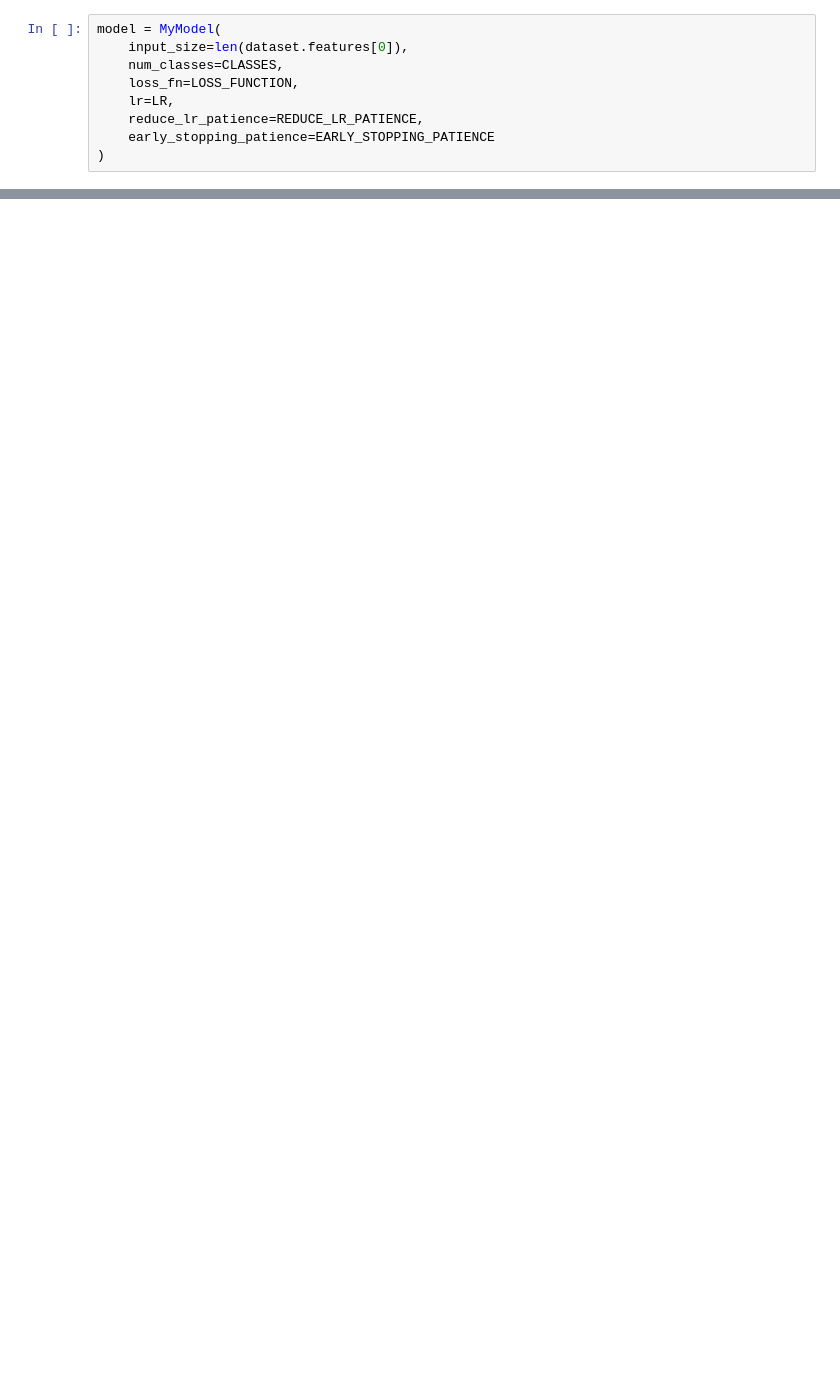
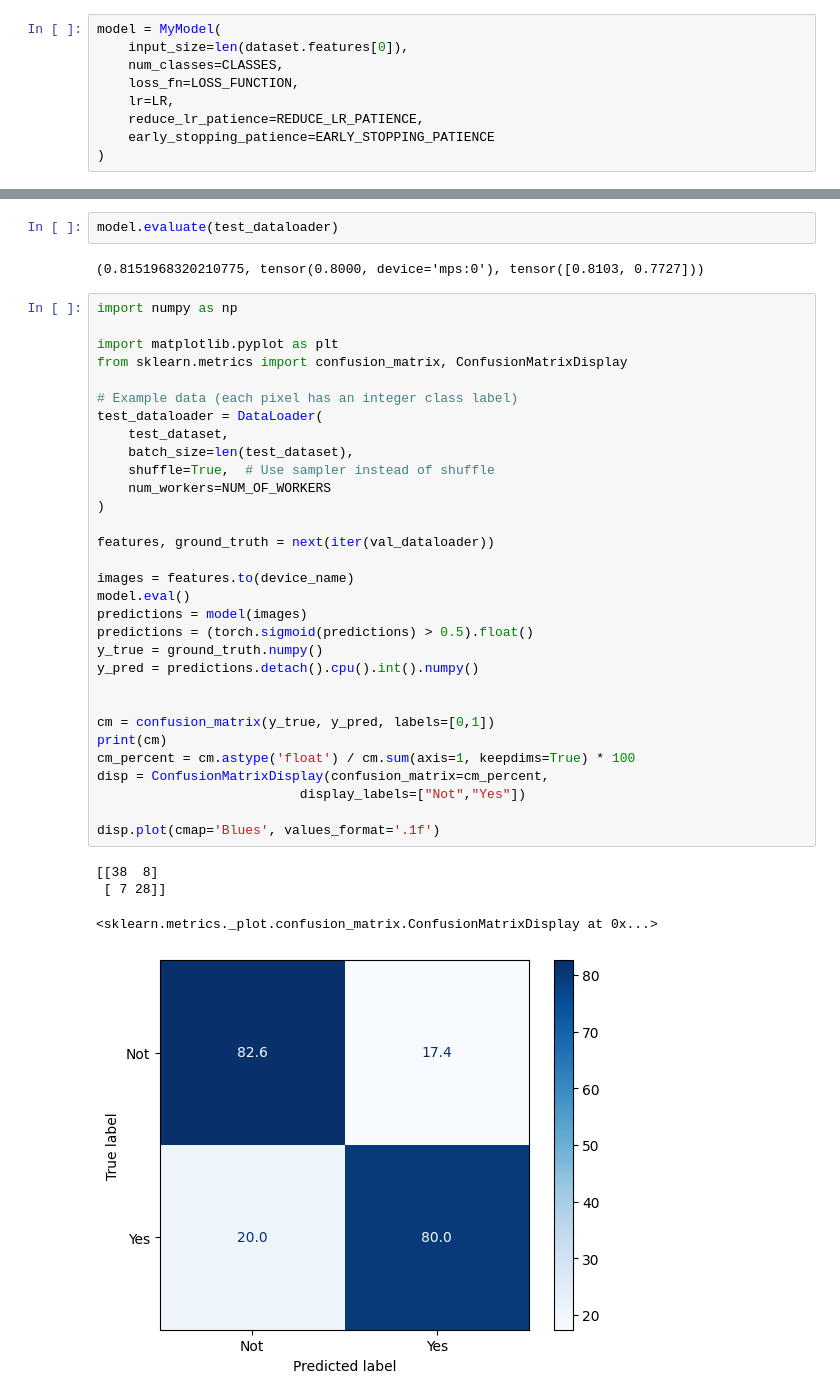
Before and after one commit to AmalAkh/zneus-project-1, a Jupyter notebook: model-binary.ipynb, the cells around one changed output, grey strips where cells are left out. Saved outputs shown, nothing was run; the diff lists cells and outputs as text; blank space fills up the shorter version.

```diff
--- a/model-binary.ipynb
+++ b/model-binary.ipynb
@@ -315,0 +409,40 @@ disp.plot(cmap='Blues', values_format='.1f')
+# %%
+model.evaluate(test_dataloader)
+# %% [output]
+(0.8151968320210775, tensor(0.8000, device='mps:0'), tensor([0.8103, 0.7727]))
+# %%
+import numpy as np
+
+import matplotlib.pyplot as plt
+from sklearn.metrics import confusion_matrix, ConfusionMatrixDisplay
+
+# Example data (each pixel has an integer class label)
+test_dataloader = DataLoader(
+    test_dataset,
+    batch_size=len(test_dataset),
+    shuffle=True,  # Use sampler instead of shuffle
+    num_workers=NUM_OF_WORKERS
+)
+
+features, ground_truth = next(iter(val_dataloader))
+
+images = features.to(device_name)
+model.eval()
+predictions = model(images)
+predictions = (torch.sigmoid(predictions) > 0.5).float()
+y_true = ground_truth.numpy()
+y_pred = predictions.detach().cpu().int().numpy()
+
+
+cm = confusion_matrix(y_true, y_pred, labels=[0,1])
+print(cm)
+cm_percent = cm.astype('float') / cm.sum(axis=1, keepdims=True) * 100
+disp = ConfusionMatrixDisplay(confusion_matrix=cm_percent,
+                          display_labels=["Not","Yes"])
+
+disp.plot(cmap='Blues', values_format='.1f')
+# %% [output]
+[[38  8]
+ [ 7 28]]
+<sklearn.metrics._plot.confusion_matrix.ConfusionMatrixDisplay at 0x...>
+[figure, added]
```
Also changed, not shown: parts of 9 cells of this notebook, 4 other files.
